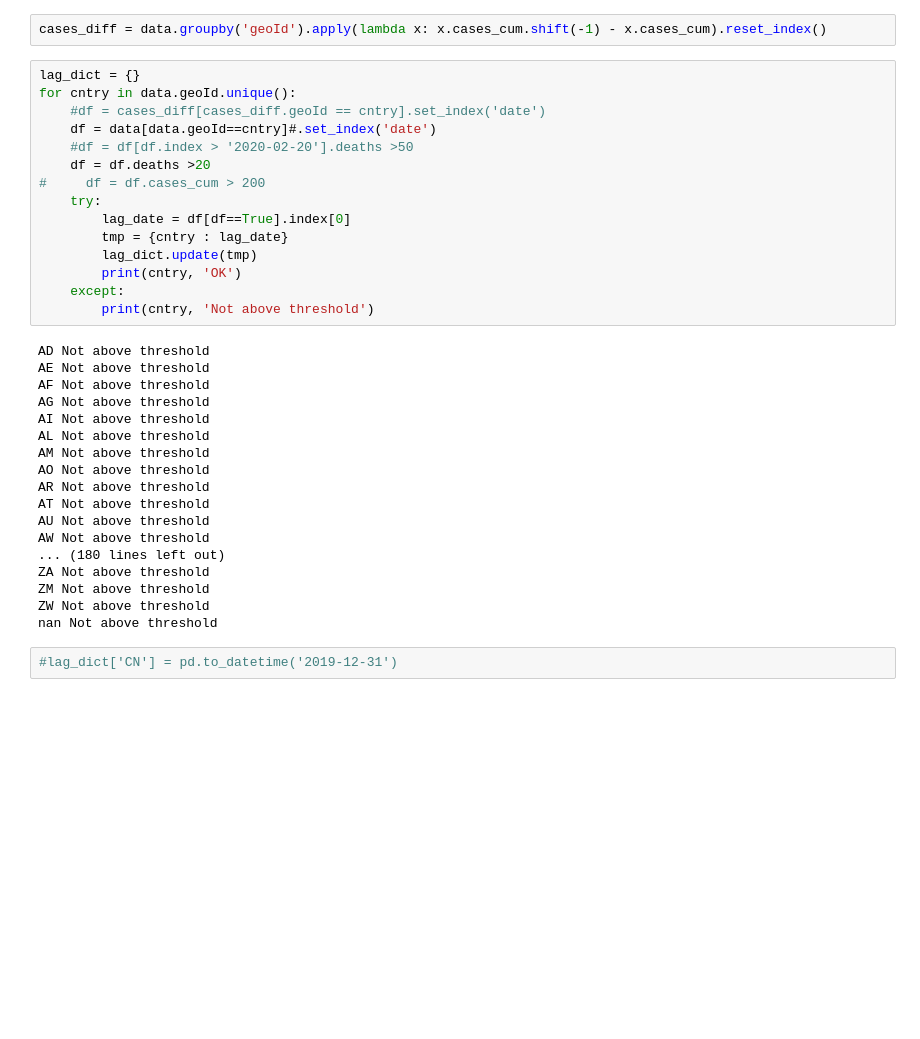
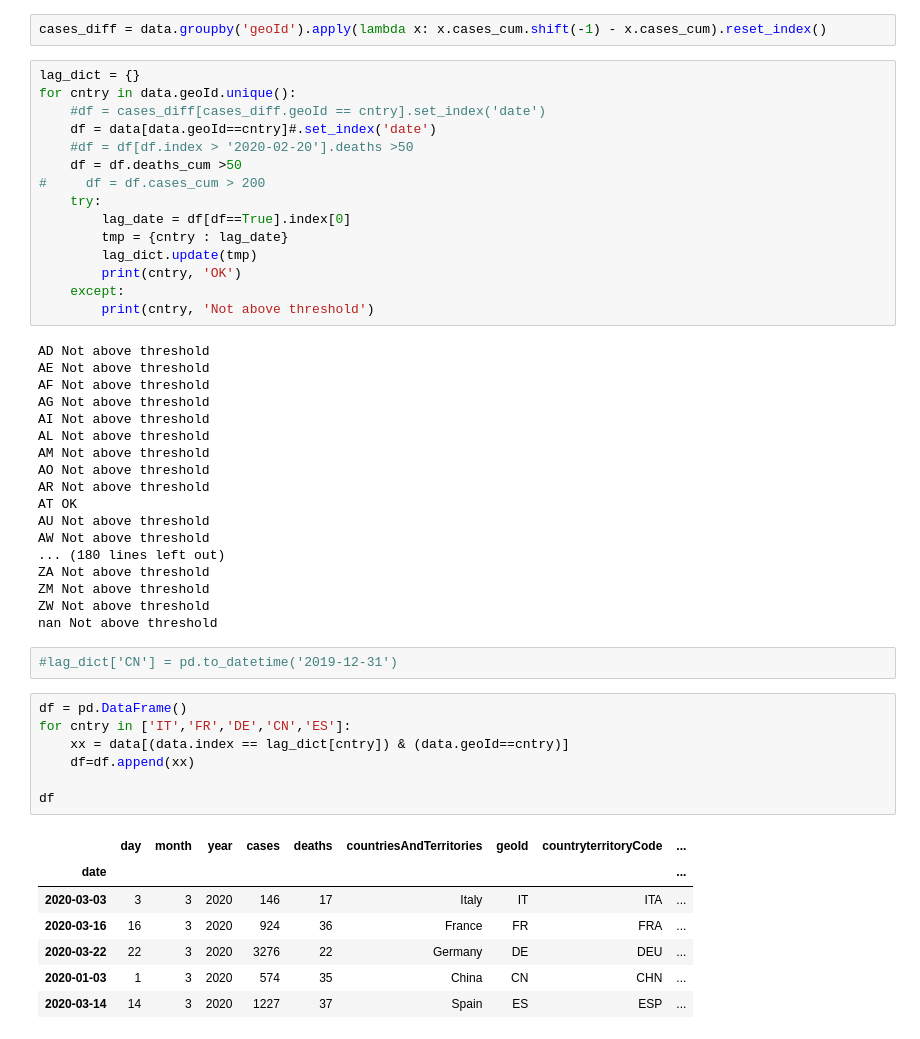
Before and after one commit to fuivito/covid2019, a Jupyter notebook: Covid2019.ipynb, the cells around one changed output. Drawn from its saved outputs; the diff is of its cells as text; blank space fills up the shorter version.

```diff
--- a/Covid2019.ipynb
+++ b/Covid2019.ipynb
@@ -69,7 +66,7 @@ for cntry in data.geoId.unique():
     #df = cases_diff[cases_diff.geoId == cntry].set_index('date')
     df = data[data.geoId==cntry]#.set_index('date')
     #df = df[df.index > '2020-02-20'].deaths >50
-    df = df.deaths >20
+    df = df.deaths_cum >50
 #     df = df.cases_cum > 200
     try:
         lag_date = df[df==True].index[0]
@@ -88,7 +85,7 @@ AL Not above threshold
 AM Not above threshold
 AO Not above threshold
 AR Not above threshold
-AT Not above threshold
+AT OK
 AU Not above threshold
 AW Not above threshold
 ... (180 lines left out)
@@ -98,6 +95,21 @@ ZW Not above threshold
 nan Not above threshold
 # %%
 #lag_dict['CN'] = pd.to_datetime('2019-12-31')
+# %%
+df = pd.DataFrame()
+for cntry in ['IT','FR','DE','CN','ES']:
+    xx = data[(data.index == lag_dict[cntry]) & (data.geoId==cntry)]
+    df=df.append(xx)
+
+df
+# %% [output]
+|  | day | month | year | cases | deaths | countriesAndTerritories | geoId | countryterritoryCode | ... |
+| date |  |  |  |  |  |  |  |  | ... |
+| 2020-03-03 | 3 | 3 | 2020 | 146 | 17 | Italy | IT | ITA | ... |
+| 2020-03-16 | 16 | 3 | 2020 | 924 | 36 | France | FR | FRA | ... |
+| 2020-03-22 | 22 | 3 | 2020 | 3276 | 22 | Germany | DE | DEU | ... |
+| 2020-01-03 | 1 | 3 | 2020 | 574 | 35 | China | CN | CHN | ... |
+| 2020-03-14 | 14 | 3 | 2020 | 1227 | 37 | Spain | ES | ESP | ... |
 # %%
 for cntry in ['IT','FR','DE','CN','ES']:
     lag_date = lag_dict[cntry]
```
Also changed, not shown: parts of 20 cells of this notebook, 3 other files.
